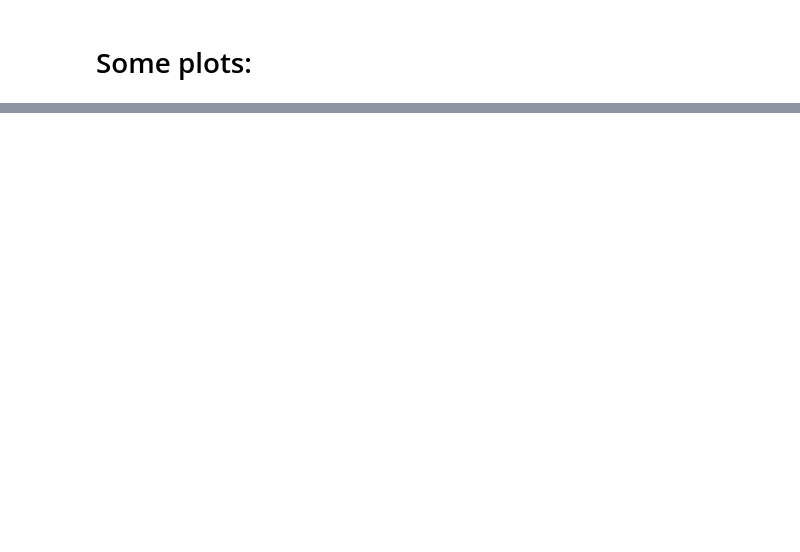
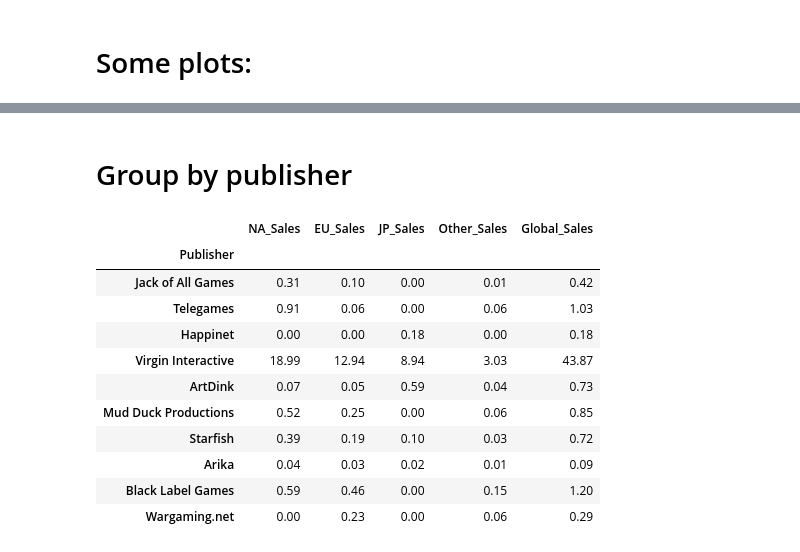
Before and after one commit to albert6051/csc59970-project, a Jupyter notebook: csc59970 project exploratory data analysis.ipynb, the cells around one changed output, grey strips where cells are left out. Drawn from its saved outputs; the diff is of its cells as text; code cells hidden in the pictures; blank space fills up the shorter version.

```diff
--- a/csc59970 project exploratory data analysis.ipynb
+++ b/csc59970 project exploratory data analysis.ipynb
@@ -350,0 +352,18 @@ plt.show()
+# %% [markdown]
+# Group by publisher
+# %%
+publisher_df = df[['Publisher', 'NA_Sales', 'EU_Sales', 'JP_Sales', 'Other_Sales', 'Global_Sales']].groupby('Publisher').sum()
+publisher_df.sample(10)
+# %% [output]
+|  | NA_Sales | EU_Sales | JP_Sales | Other_Sales | Global_Sales |
+| Publisher |  |  |  |  |  |
+| Jack of All Games | 0.31 | 0.10 | 0.00 | 0.01 | 0.42 |
+| Telegames | 0.91 | 0.06 | 0.00 | 0.06 | 1.03 |
+| Happinet | 0.00 | 0.00 | 0.18 | 0.00 | 0.18 |
+| Virgin Interactive | 18.99 | 12.94 | 8.94 | 3.03 | 43.87 |
+| ArtDink | 0.07 | 0.05 | 0.59 | 0.04 | 0.73 |
+| Mud Duck Productions | 0.52 | 0.25 | 0.00 | 0.06 | 0.85 |
+| Starfish | 0.39 | 0.19 | 0.10 | 0.03 | 0.72 |
+| Arika | 0.04 | 0.03 | 0.02 | 0.01 | 0.09 |
+| Black Label Games | 0.59 | 0.46 | 0.00 | 0.15 | 1.20 |
+| Wargaming.net | 0.00 | 0.23 | 0.00 | 0.06 | 0.29 |
```
Also changed, not shown: parts of 15 cells of this notebook.
